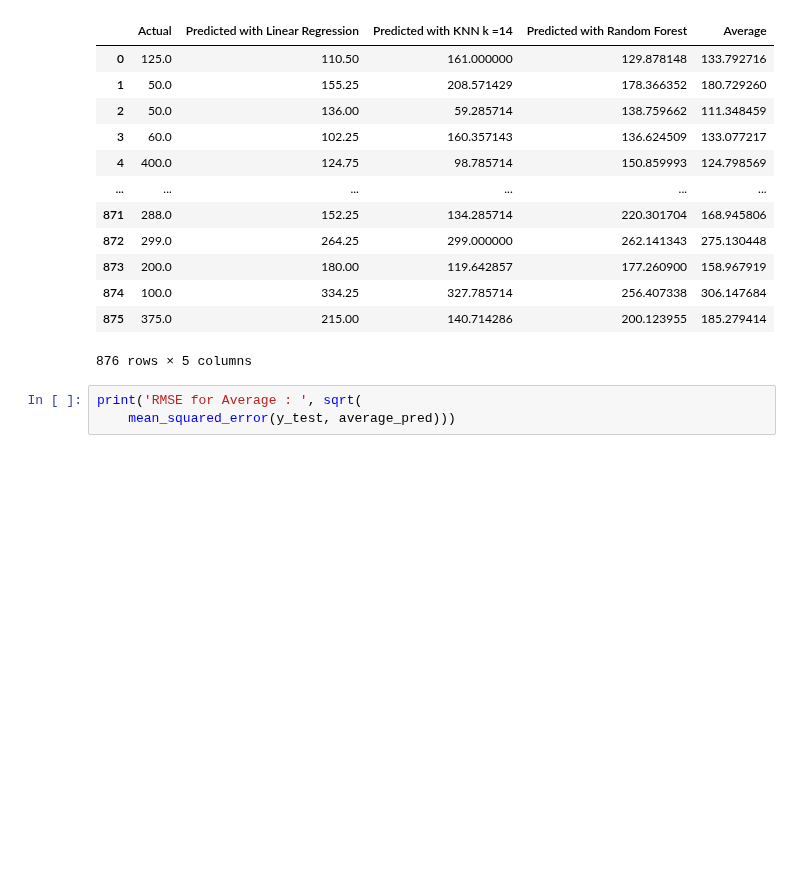
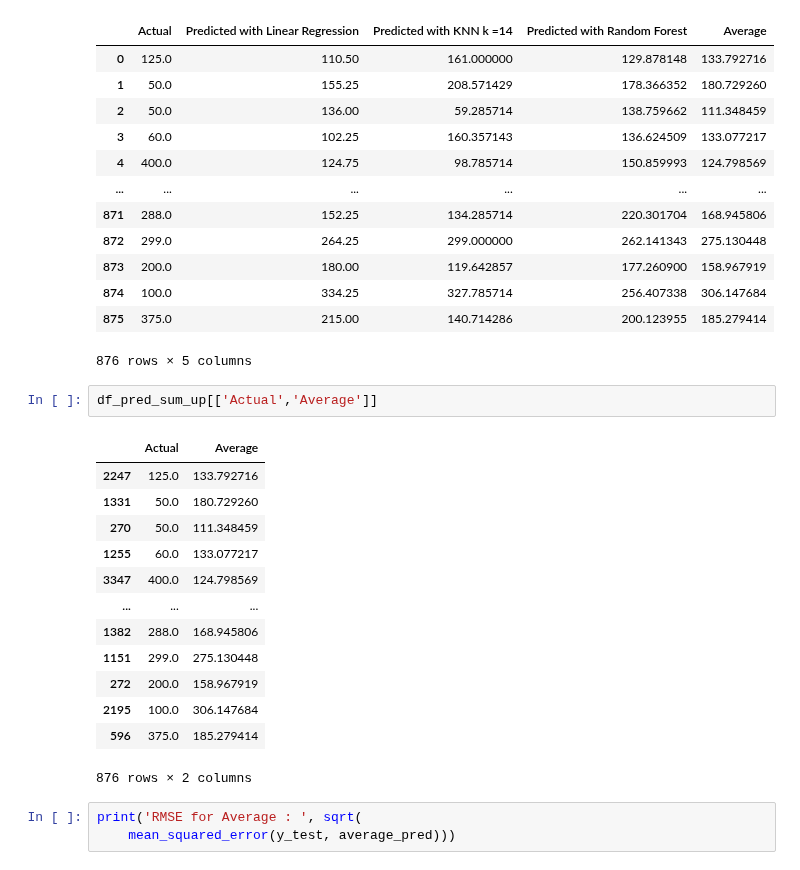
Before and after one commit to noeht/Data-Analytics---BEstimate, a Jupyter notebook: craigslist_ML.ipynb, the cells around one changed output. Saved outputs shown, nothing was run; the diff lists cells and outputs as text; blank space fills up the shorter version.

Commit message:
average and stuff

```diff
--- a/craigslist_ML.ipynb
+++ b/craigslist_ML.ipynb
@@ -485,6 +467,22 @@ df_pred_sum_up.reset_index().drop('index',axis=1)
 | 874 | 100.0 | 334.25 | 327.785714 | 256.407338 | 306.147684 |
 | 875 | 375.0 | 215.00 | 140.714286 | 200.123955 | 185.279414 |
 876 rows × 5 columns
+# %%
+df_pred_sum_up[['Actual','Average']]
+# %% [output]
+|  | Actual | Average |
+| 2247 | 125.0 | 133.792716 |
+| 1331 | 50.0 | 180.729260 |
+| 270 | 50.0 | 111.348459 |
+| 1255 | 60.0 | 133.077217 |
+| 3347 | 400.0 | 124.798569 |
+| ... | ... | ... |
+| 1382 | 288.0 | 168.945806 |
+| 1151 | 299.0 | 275.130448 |
+| 272 | 200.0 | 158.967919 |
+| 2195 | 100.0 | 306.147684 |
+| 596 | 375.0 | 185.279414 |
+876 rows × 2 columns
 # %%
 print('RMSE for Average : ', sqrt(
     mean_squared_error(y_test, average_pred)))
```
Also changed, not shown: parts of 5 cells of this notebook.
